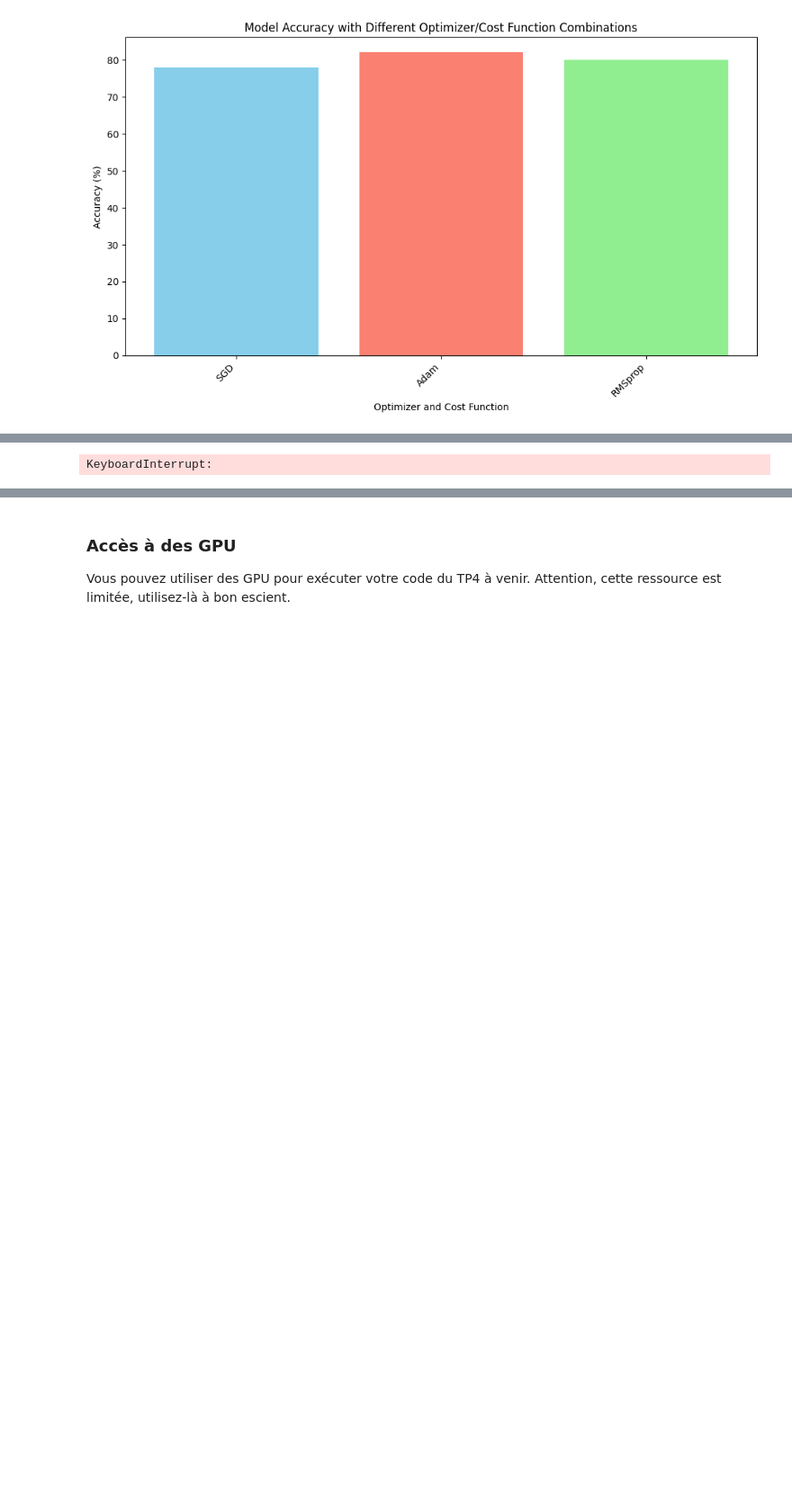
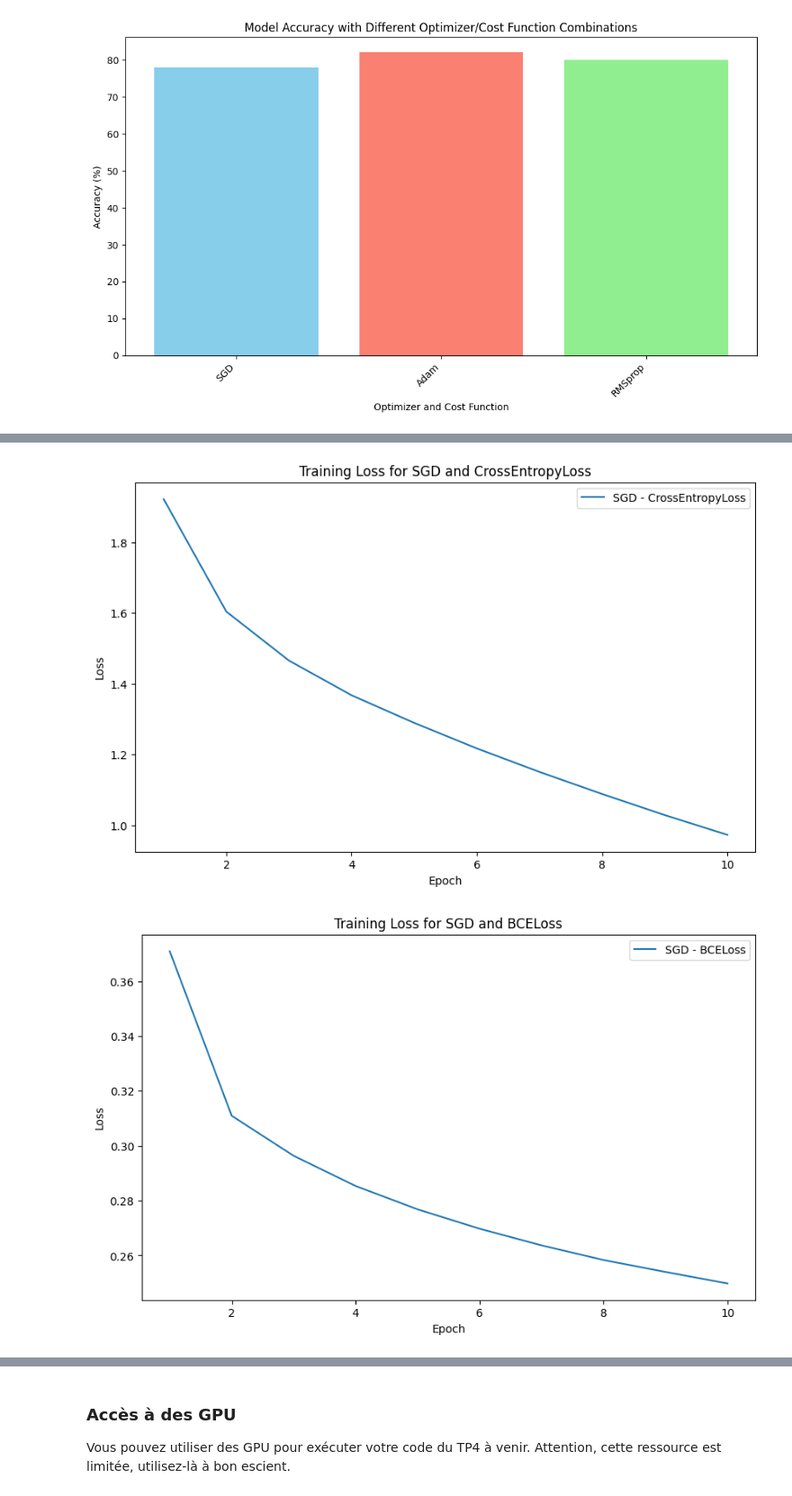
Before and after one commit to VincentHeau/IA, a Jupyter notebook: TP4_MLP_CNN.ipynb, the cells around one changed output, grey strips where cells are left out. Shown at 90% size. Saved outputs shown, nothing was run; the diff lists cells and outputs as text; code cells hidden in the pictures; blank space fills up the shorter version.

```diff
--- a/TP4_MLP_CNN.ipynb
+++ b/TP4_MLP_CNN.ipynb
@@ -996,8 +996,7 @@ optimizer_classes = {
 num_epochs = 10
 results = {}
 
-for optimizer_name, optimizer in optimizers.items():
-
+for optimizer_name, optimizer_class in optimizer_classes.items():
 
   for criterion_name, criterion in [("CrossEntropyLoss", criterion_cross_entropy), ("BCELoss", criterion_bce), ("MSELoss", criterion_mse)]:
       print(f"\nTraining with {optimizer_name} and {criterion_name}")
@@ -1058 +1073,2 @@ Training with SGD and CrossEntropyLoss
-KeyboardInterrupt:
+[figure, added]
+[figure, added]
```
Also changed, not shown: parts of 1 cell of this notebook.
